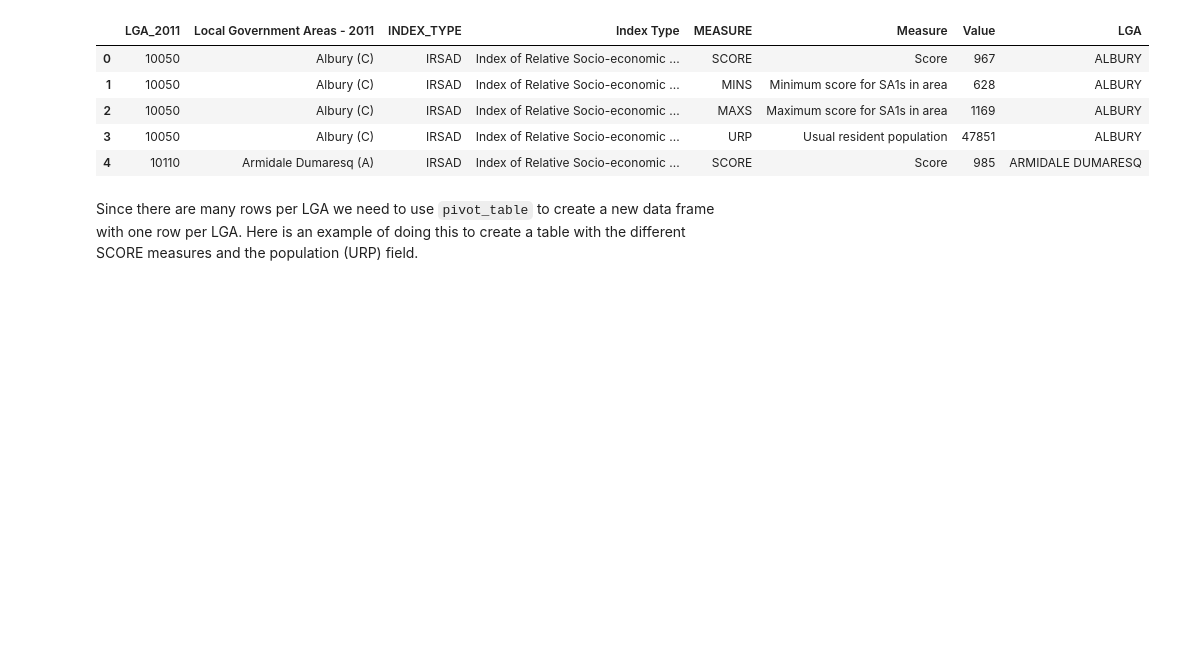
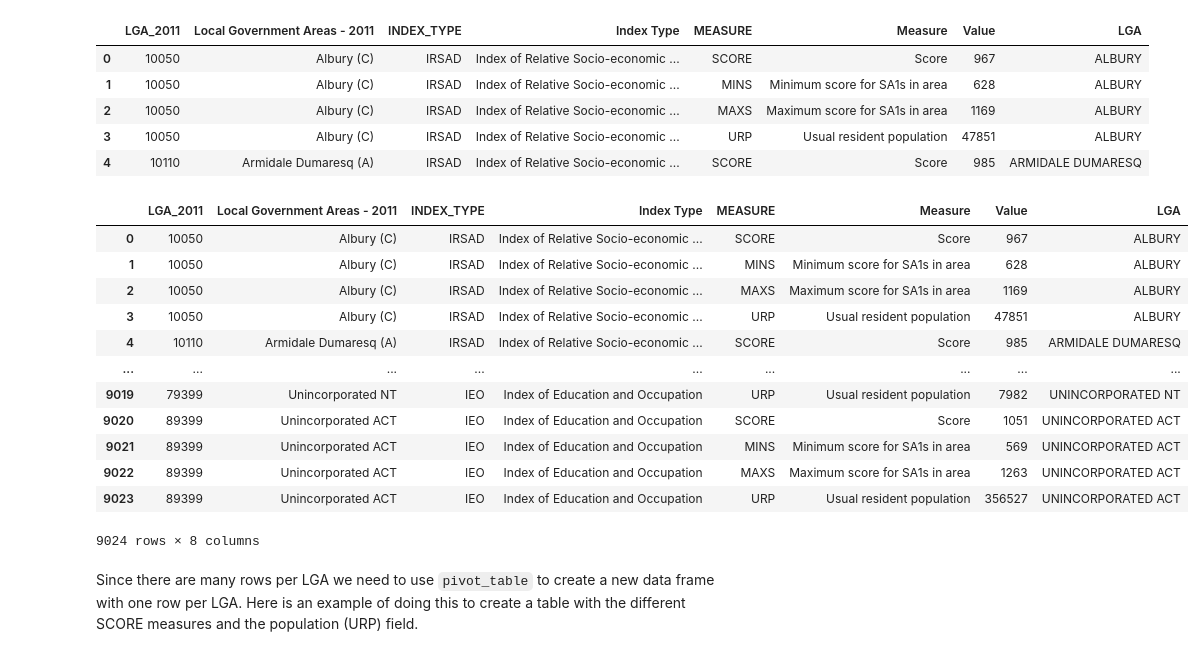
Before and after one commit to MQCOMP2200-S2-2021/Data-Science-Labs, a Jupyter notebook: Portfolio 2-Copy1.ipynb, the cells around one changed output. Drawn from its saved outputs; the diff is of its cells as text; code cells hidden in the pictures; blank space fills up the shorter version.

```diff
--- a/Portfolio 2-Copy1.ipynb
+++ b/Portfolio 2-Copy1.ipynb
@@ -55,6 +55,22 @@ seifa.head()
 | 2 | 10050 | Albury (C) | IRSAD | Index of Relative Socio-economic ... | MAXS | Maximum score for SA1s in area | 1169 | ALBURY |
 | 3 | 10050 | Albury (C) | IRSAD | Index of Relative Socio-economic ... | URP | Usual resident population | 47851 | ALBURY |
 | 4 | 10110 | Armidale Dumaresq (A) | IRSAD | Index of Relative Socio-economic ... | SCORE | Score | 985 | ARMIDALE DUMARESQ |
+# %%
+seifa
+# %% [output]
+|  | LGA_2011 | Local Government Areas - 2011 | INDEX_TYPE | Index Type | MEASURE | Measure | Value | LGA |
+| 0 | 10050 | Albury (C) | IRSAD | Index of Relative Socio-economic ... | SCORE | Score | 967 | ALBURY |
+| 1 | 10050 | Albury (C) | IRSAD | Index of Relative Socio-economic ... | MINS | Minimum score for SA1s in area | 628 | ALBURY |
+| 2 | 10050 | Albury (C) | IRSAD | Index of Relative Socio-economic ... | MAXS | Maximum score for SA1s in area | 1169 | ALBURY |
+| 3 | 10050 | Albury (C) | IRSAD | Index of Relative Socio-economic ... | URP | Usual resident population | 47851 | ALBURY |
+| 4 | 10110 | Armidale Dumaresq (A) | IRSAD | Index of Relative Socio-economic ... | SCORE | Score | 985 | ARMIDALE DUMARESQ |
+| ... | ... | ... | ... | ... | ... | ... | ... | ... |
+| 9019 | 79399 | Unincorporated NT | IEO | Index of Education and Occupation | URP | Usual resident population | 7982 | UNINCORPORATED NT |
+| 9020 | 89399 | Unincorporated ACT | IEO | Index of Education and Occupation | SCORE | Score | 1051 | UNINCORPORATED ACT |
+| 9021 | 89399 | Unincorporated ACT | IEO | Index of Education and Occupation | MINS | Minimum score for SA1s in area | 569 | UNINCORPORATED ACT |
+| 9022 | 89399 | Unincorporated ACT | IEO | Index of Education and Occupation | MAXS | Maximum score for SA1s in area | 1263 | UNINCORPORATED ACT |
+| 9023 | 89399 | Unincorporated ACT | IEO | Index of Education and Occupation | URP | Usual resident population | 356527 | UNINCORPORATED ACT |
+9024 rows × 8 columns
 # %% [markdown]
 Since there are many rows per LGA we need to use `pivot_table` to create a new data frame with one row per LGA. Here
 is an example of doing this to create a table with the different SCORE measures and the population (URP) field.
```
Also changed, not shown: parts of 91 cells of this notebook.
